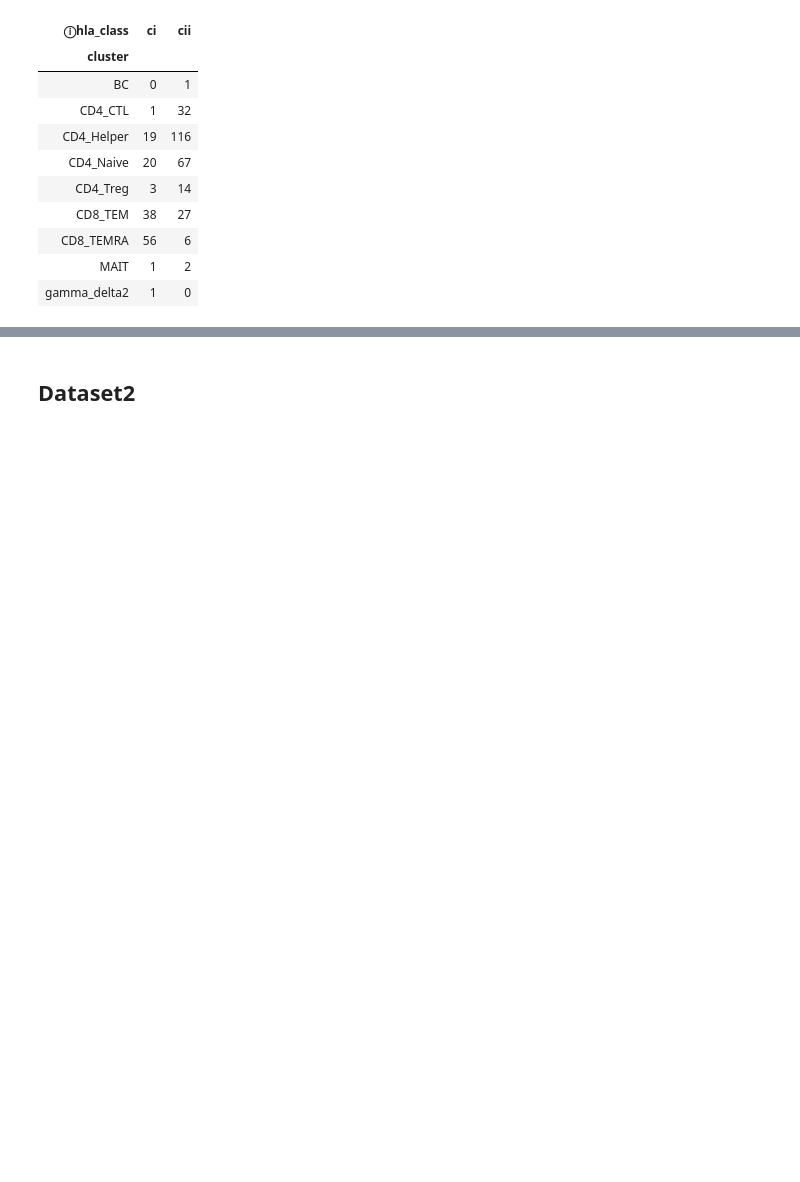
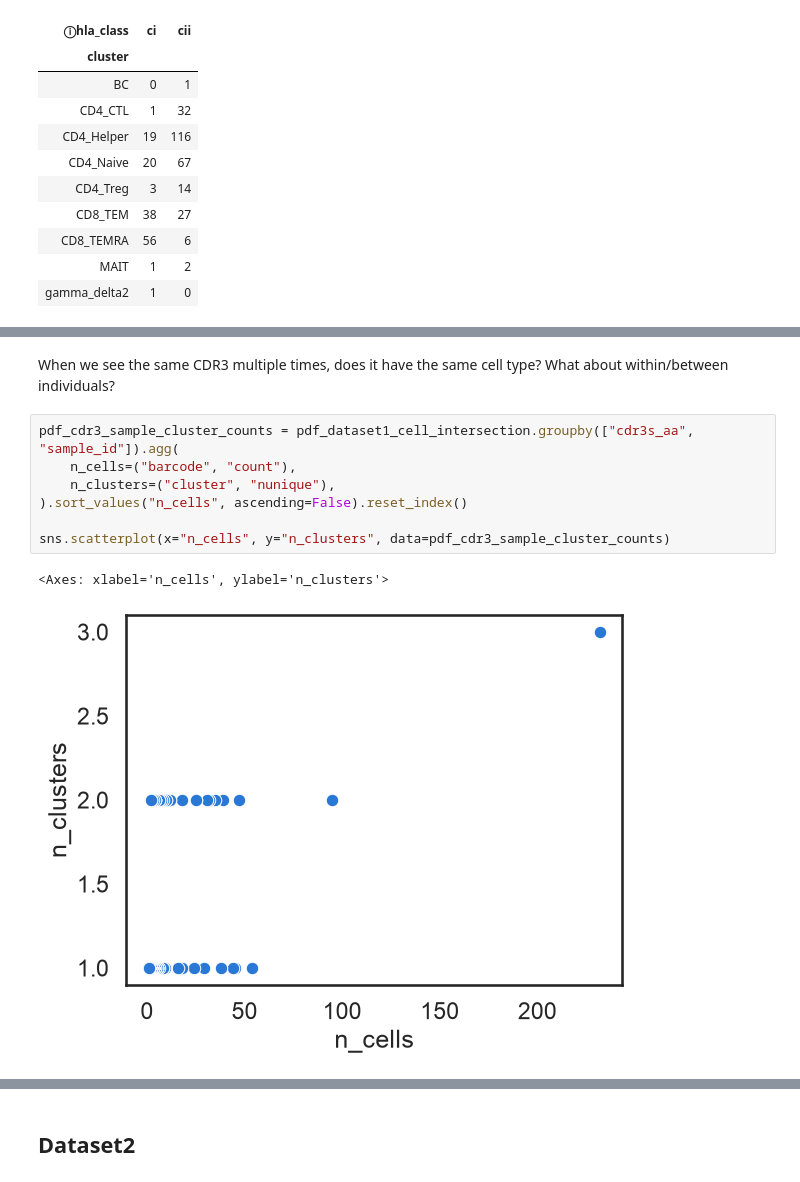
Before and after one commit to dhmay/CMVividly, a Jupyter notebook: notebooks/supercentenarian.ipynb, the cells around one changed output, grey strips where cells are left out. Drawn from its saved outputs; the diff is of its cells as text; blank space fills up the shorter version.

```diff
--- a/notebooks/supercentenarian.ipynb
+++ b/notebooks/supercentenarian.ipynb
@@ -615,0 +766,12 @@ pd.crosstab(pdf_dataset1_clone_intersection.cluster, pdf_dataset1_clone_intersec
+# %% [markdown]
+When we see the same CDR3 multiple times, does it have the same cell type? What about within/between individuals?
+# %%
+pdf_cdr3_sample_cluster_counts = pdf_dataset1_cell_intersection.groupby(["cdr3s_aa", "sample_id"]).agg(
+    n_cells=("barcode", "count"),
+    n_clusters=("cluster", "nunique"),
+).sort_values("n_cells", ascending=False).reset_index()
+
+sns.scatterplot(x="n_cells", y="n_clusters", data=pdf_cdr3_sample_cluster_counts)
+# %% [output]
+<Axes: xlabel='n_cells', ylabel='n_clusters'>
+[figure, added]
```
Also changed, not shown: parts of 13 cells of this notebook.
